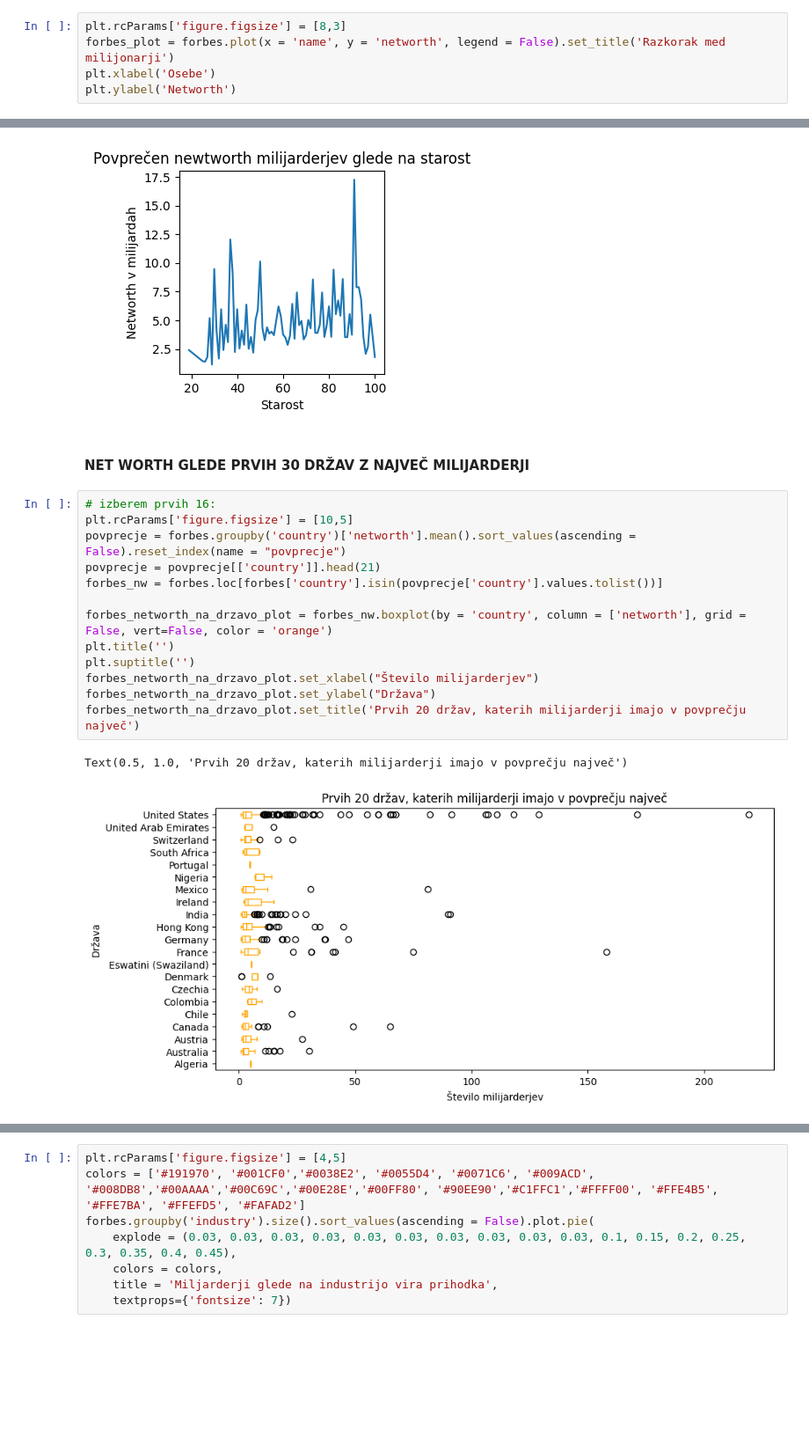
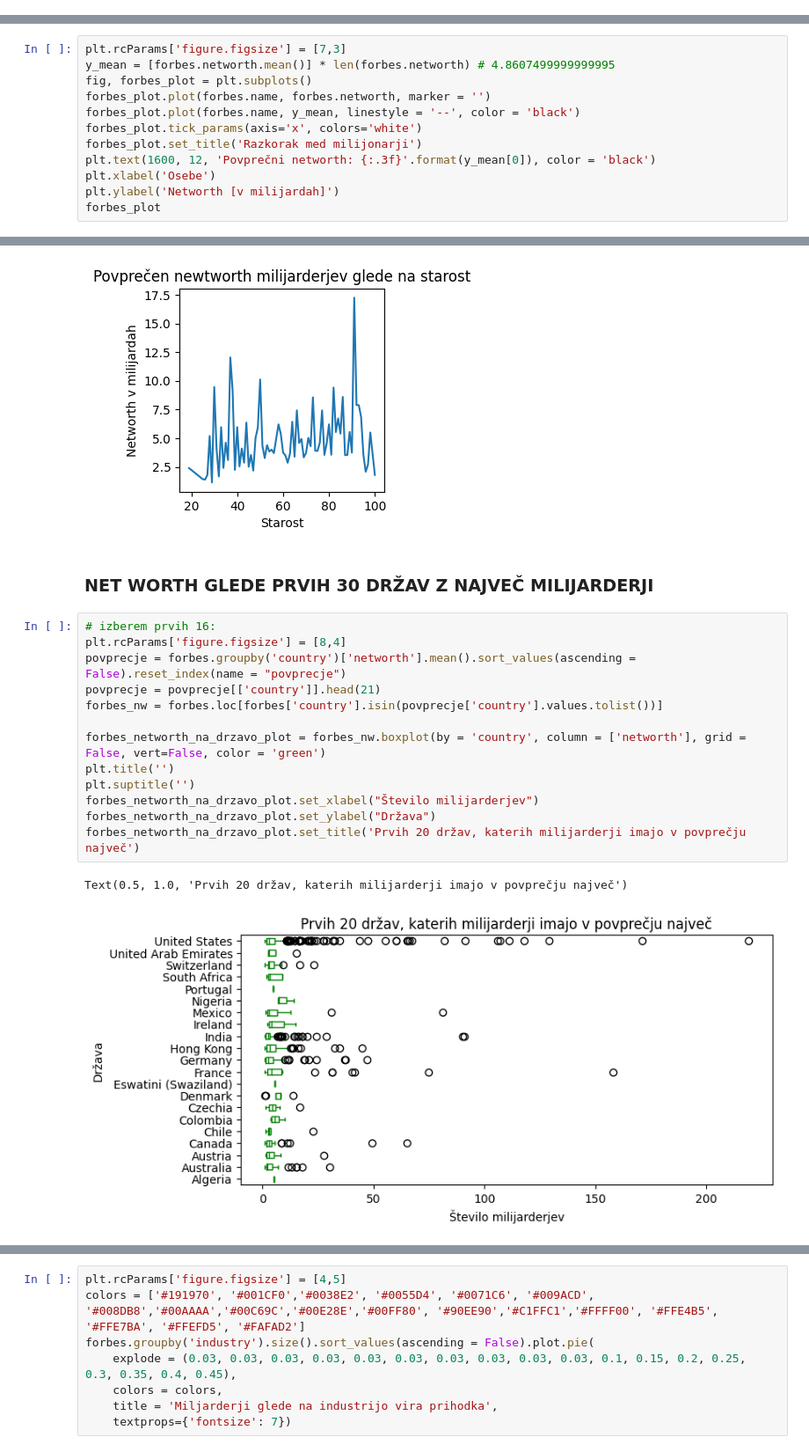
Before and after one commit to karolina-sa/Forbes-list-PROG1-projekt, a Jupyter notebook: analiza_Forbes_list.ipynb, the cells around one changed output, grey strips where cells are left out. Shown at 88% size. Cells and saved outputs as stored; diff of their text form; blank space fills up the shorter version.

```diff
--- a/analiza_Forbes_list.ipynb
+++ b/analiza_Forbes_list.ipynb
@@ -48,5 +66,0 @@ forbes
-# %%
-plt.rcParams['figure.figsize'] = [8,3]
-forbes_plot = forbes.plot(x = 'name', y = 'networth', legend = False).set_title('Razkorak med milijonarji')
-plt.xlabel('Osebe')
-plt.ylabel('Networth')
@@ -55,0 +73,12 @@ Text(0, 0.5, 'Networth')
+# %%
+plt.rcParams['figure.figsize'] = [7,3]
+y_mean = [forbes.networth.mean()] * len(forbes.networth) # 4.8607499999999995
+fig, forbes_plot = plt.subplots()
+forbes_plot.plot(forbes.name, forbes.networth, marker = '')
+forbes_plot.plot(forbes.name, y_mean, linestyle = '--', color = 'black')
+forbes_plot.tick_params(axis='x', colors='white')
+forbes_plot.set_title('Razkorak med milijonarji')
+plt.text(1600, 12, 'Povprečni networth: {:.3f}'.format(y_mean[0]), color = 'black')
+plt.xlabel('Osebe')
+plt.ylabel('Networth [v milijardah]')
+forbes_plot
@@ -162,21 +196,21 @@ plt.ylabel('Networth v milijardah')
 Text(0, 0.5, 'Networth v milijardah')
 [figure]
 # %% [markdown]
-<h4>NET WORTH GLEDE PRVIH 30 DRŽAV Z NAJVEČ MILIJARDERJI</h4>
+<h3>NET WORTH GLEDE PRVIH 30 DRŽAV Z NAJVEČ MILIJARDERJI</h3>
 # %%
 # izberem prvih 16:
-plt.rcParams['figure.figsize'] = [10,5]
+plt.rcParams['figure.figsize'] = [8,4]
 povprecje = forbes.groupby('country')['networth'].mean().sort_values(ascending = False).reset_index(name = "povprecje")
 povprecje = povprecje[['country']].head(21)
 forbes_nw = forbes.loc[forbes['country'].isin(povprecje['country'].values.tolist())]
 
-forbes_networth_na_drzavo_plot = forbes_nw.boxplot(by = 'country', column = ['networth'], grid = False, vert=False, color = 'orange')
+forbes_networth_na_drzavo_plot = forbes_nw.boxplot(by = 'country', column = ['networth'], grid = False, vert=False, color = 'green')
 plt.title('')
 plt.suptitle('')
 forbes_networth_na_drzavo_plot.set_xlabel("Število milijarderjev")
 forbes_networth_na_drzavo_plot.set_ylabel("Država")
 forbes_networth_na_drzavo_plot.set_title('Prvih 20 držav, katerih milijarderji imajo v povprečju največ')
 # %% [output]
 Text(0.5, 1.0, 'Prvih 20 držav, katerih milijarderji imajo v povprečju največ')
-[figure, old version]
+[figure, new version]
 # %% [markdown]
```
Also changed, not shown: parts of 18 cells of this notebook.
